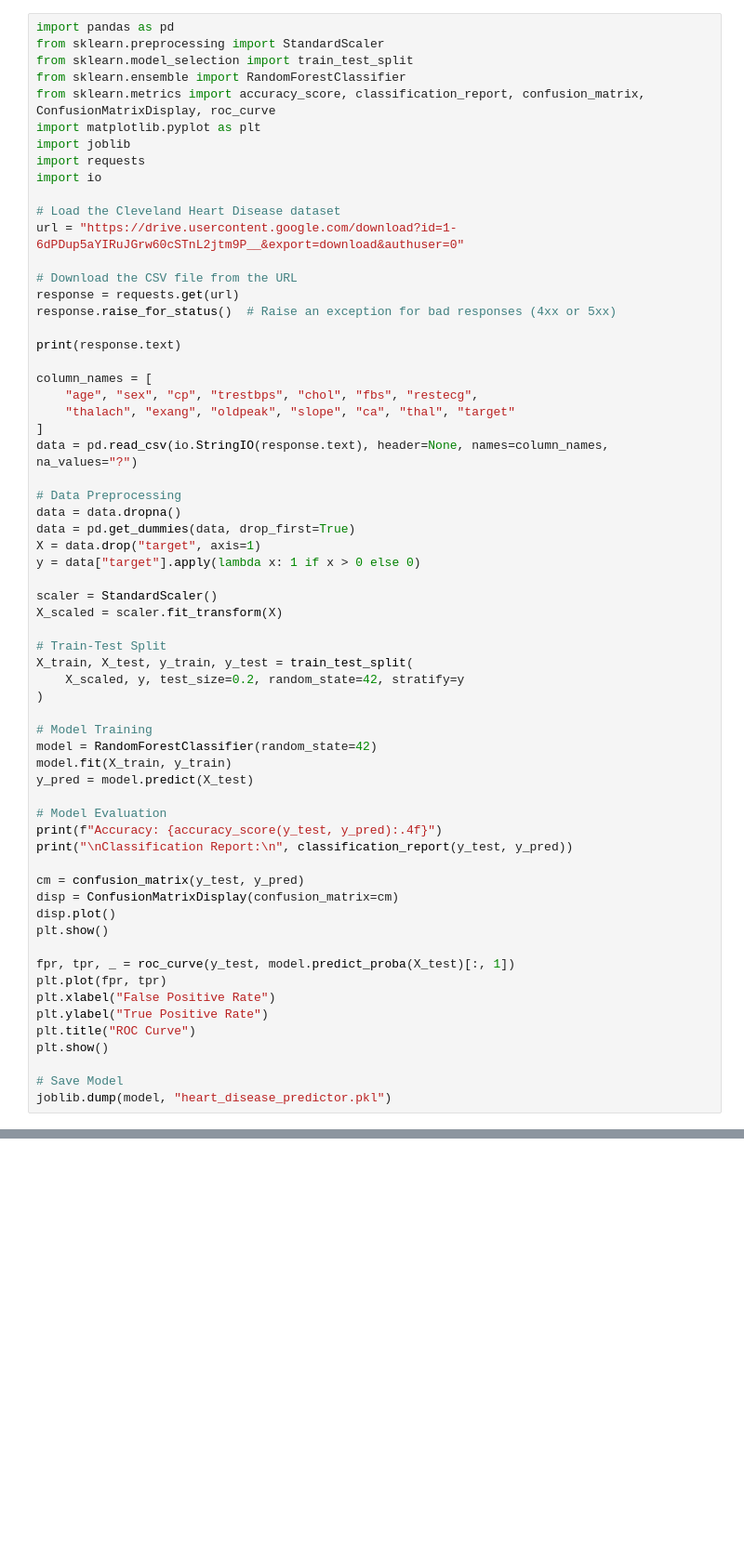
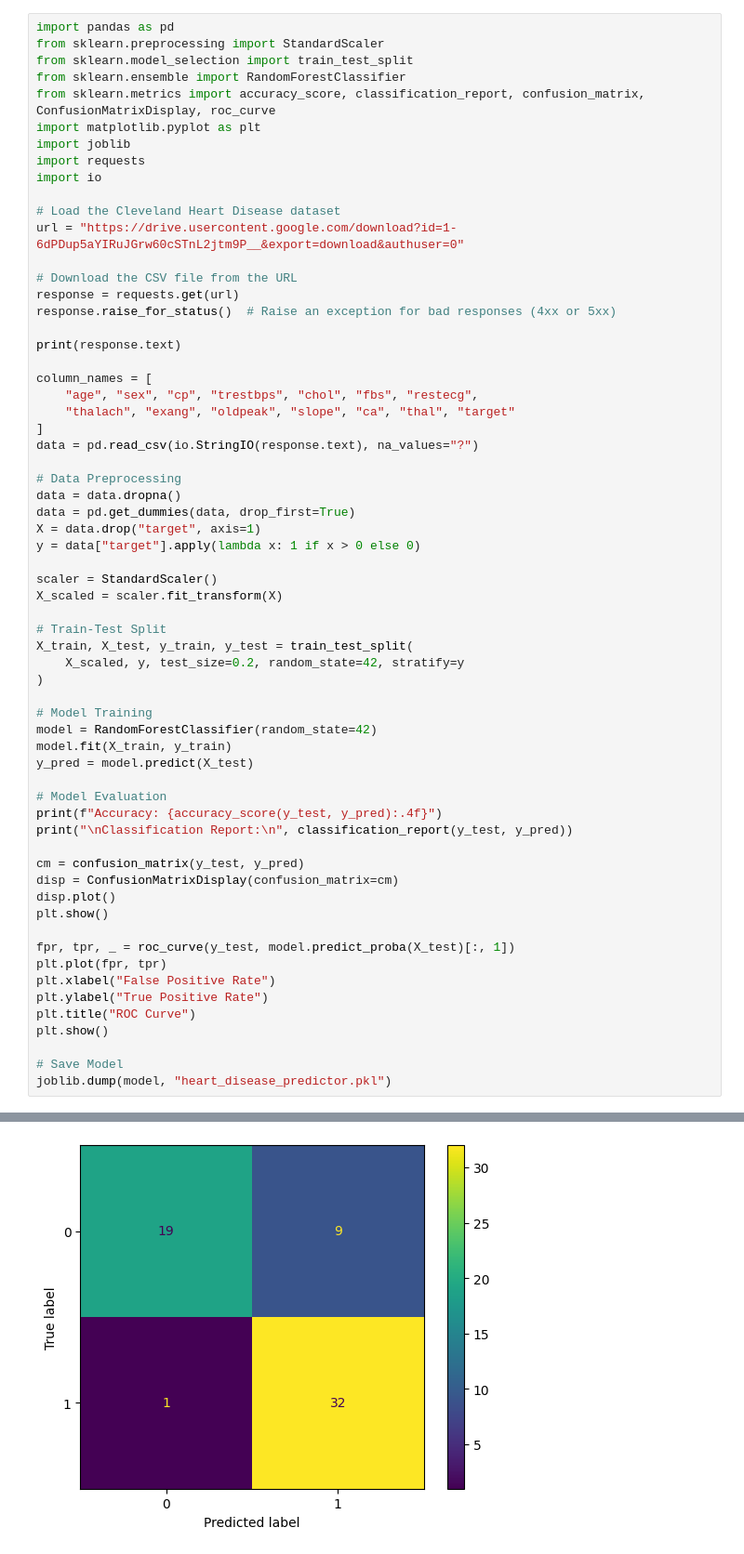
Before and after one commit to engmoatazmostafa/Thesis, a Jupyter notebook: cleveland_risk_factor_model.ipynb, the cells around one changed output, grey strips where cells are left out. Shown: that part at 93% size. Saved outputs shown, nothing was run; the diff lists cells and outputs as text; blank space fills up the shorter version.

```diff
--- a/cleveland_risk_factor_model.ipynb
+++ b/cleveland_risk_factor_model.ipynb
@@ -22,7 +22,7 @@ column_names = [
     "age", "sex", "cp", "trestbps", "chol", "fbs", "restecg",
     "thalach", "exang", "oldpeak", "slope", "ca", "thal", "target"
 ]
-data = pd.read_csv(io.StringIO(response.text), header=None, names=column_names, na_values="?")
+data = pd.read_csv(io.StringIO(response.text), na_values="?")
 
 # Data Preprocessing
 data = data.dropna()
@@ -65,0 +82 @@ FileNotFoundError: [Errno 2] No such file or directory: 'Datasets/Cleveland Data
+[figure, added]
```
Also changed, not shown: parts of 1 cell of this notebook.
